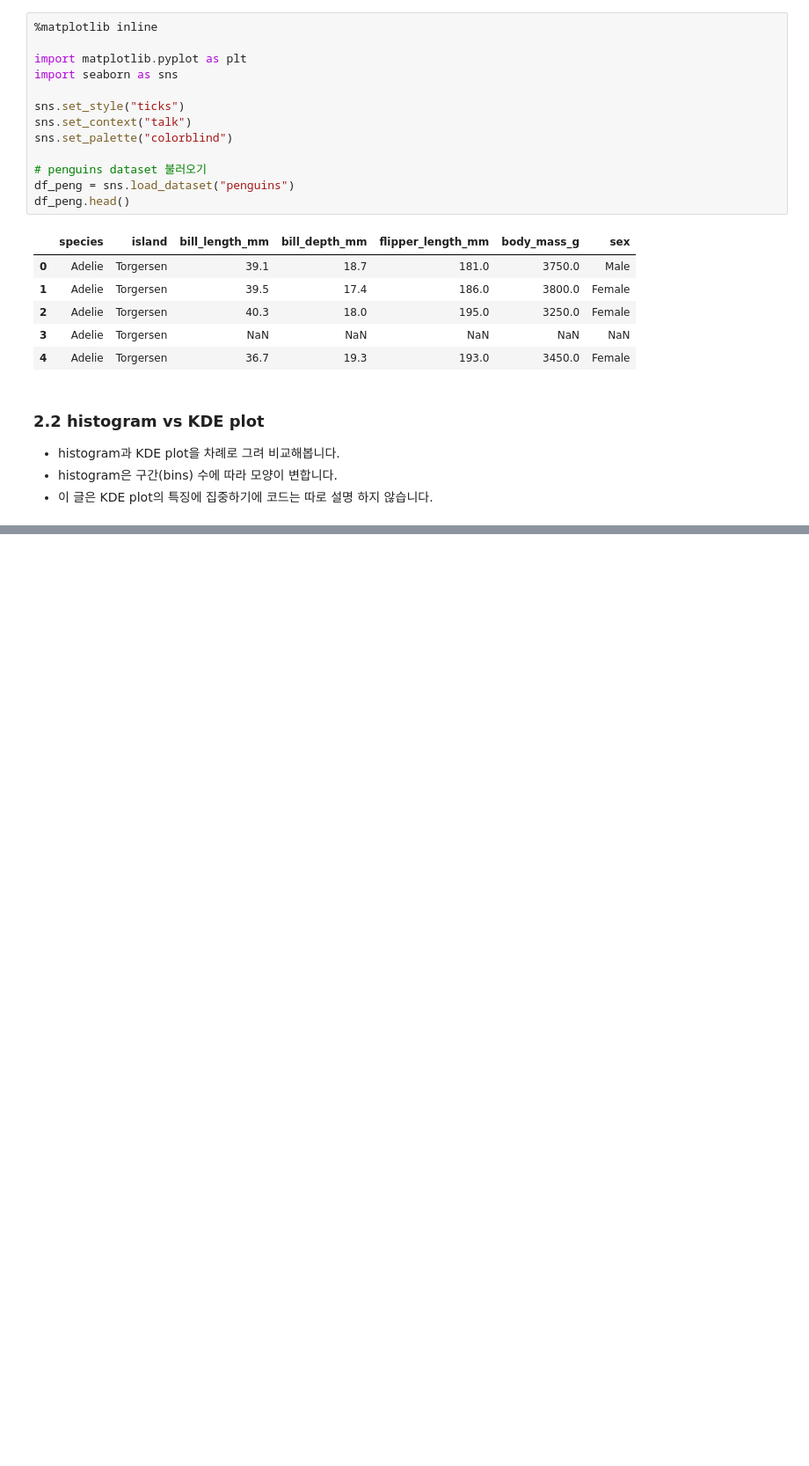
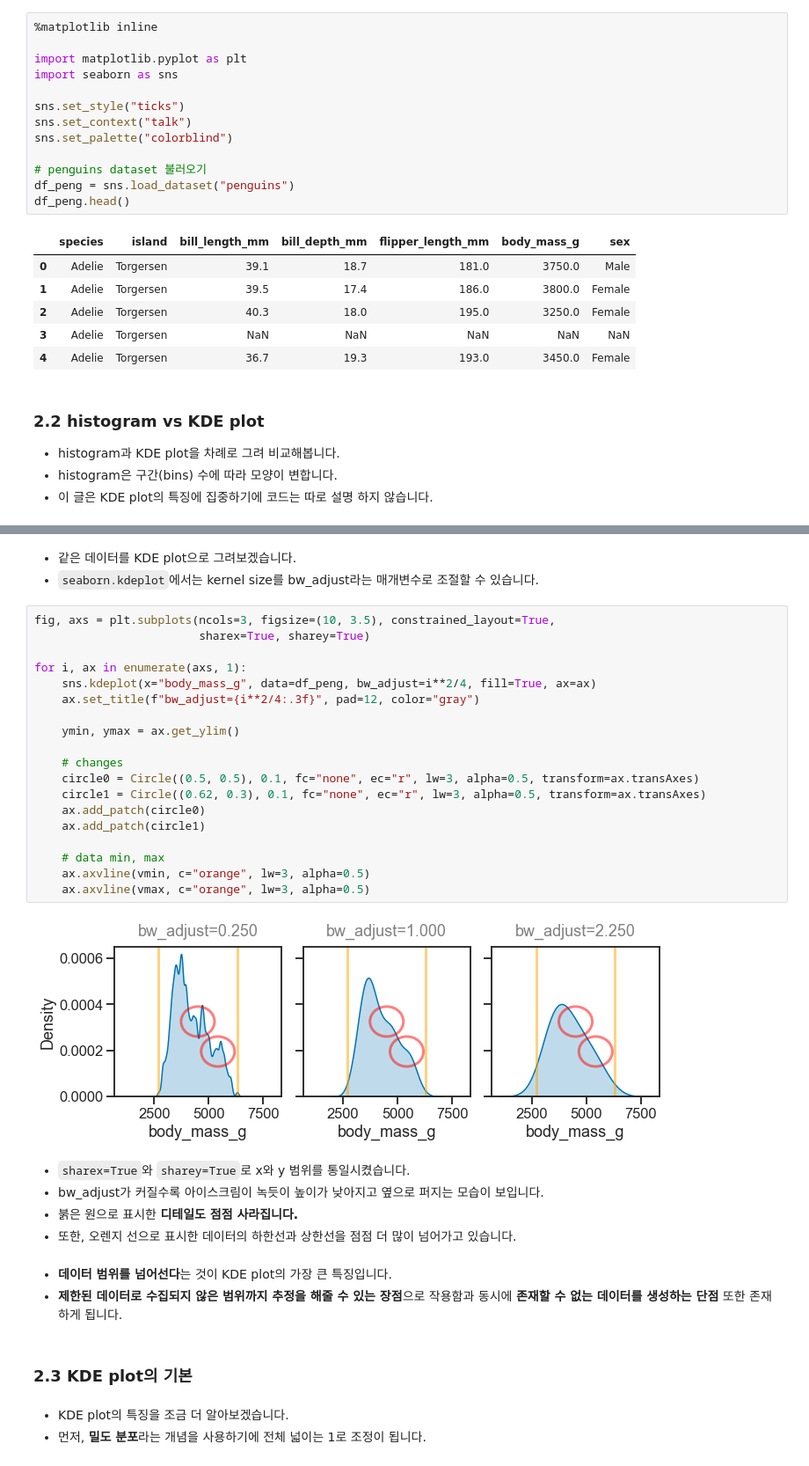
Before and after one commit to sk37025/Distribution_analysis, a Jupyter notebook: short_discussions_on_KDE_plot.ipynb, the cells around one changed output, grey strips where cells are left out. Shown: that part at 88% size. Drawn from its saved outputs; the diff is of its cells as text; blank space fills up the shorter version.

Commit message:
KDE plot added and finished

```diff
--- a/short_discussions_on_KDE_plot.ipynb
+++ b/short_discussions_on_KDE_plot.ipynb
@@ -82,0 +91,37 @@ for i,ax in enumerate(axes,1):
+# %% [markdown]
+- 같은 데이터를 KDE plot으로 그려보겠습니다.
+- `seaborn.kdeplot`에서는 kernel size를 bw_adjust라는 매개변수로 조절할 수 있습니다.
+# %%
+fig, axs = plt.subplots(ncols=3, figsize=(10, 3.5), constrained_layout=True,
+                        sharex=True, sharey=True)
+
+for i, ax in enumerate(axs, 1):
+    sns.kdeplot(x="body_mass_g", data=df_peng, bw_adjust=i**2/4, fill=True, ax=ax)
+    ax.set_title(f"bw_adjust={i**2/4:.3f}", pad=12, color="gray")
+
+    ymin, ymax = ax.get_ylim()
+
+    # changes
+    circle0 = Circle((0.5, 0.5), 0.1, fc="none", ec="r", lw=3, alpha=0.5, transform=ax.transAxes)
+    circle1 = Circle((0.62, 0.3), 0.1, fc="none", ec="r", lw=3, alpha=0.5, transform=ax.transAxes)
+    ax.add_patch(circle0)
+    ax.add_patch(circle1)
+
+    # data min, max
+    ax.axvline(vmin, c="orange", lw=3, alpha=0.5)
+    ax.axvline(vmax, c="orange", lw=3, alpha=0.5)
+# %% [output]
+[figure, added]
+# %% [markdown]
+- `sharex=True`와 `sharey=True`로 x와 y 범위를 통일시켰습니다.
+- bw_adjust가 커질수록 아이스크림이 녹듯이 높이가 낮아지고 옆으로 퍼지는 모습이 보입니다.
+- 붉은 원으로 표시한 **디테일도 점점 사라집니다.**
+- 또한, 오렌지 선으로 표시한 데이터의 하한선과 상한선을 점점 더 많이 넘어가고 있습니다.
+# %% [markdown]
+- **데이터 범위를 넘어선다**는 것이 KDE plot의 가장 큰 특징입니다.
+- **제한된 데이터로 수집되지 않은 범위까지 추정을 해줄 수 있는 장점**으로 작용함과 동시에 __존재할 수 없는 데이터를 생성하는 단점__ 또한 존재하게 됩니다.
+# %% [markdown]
+### 2.3 KDE plot의 기본
+# %% [markdown]
+- KDE plot의 특징을 조금 더 알아보겠습니다.
+- 먼저, **밀도 분포**라는 개념을 사용하기에 전체 넓이는 1로 조정이 됩니다.
```
Also changed, not shown: parts of 18 cells of this notebook.
